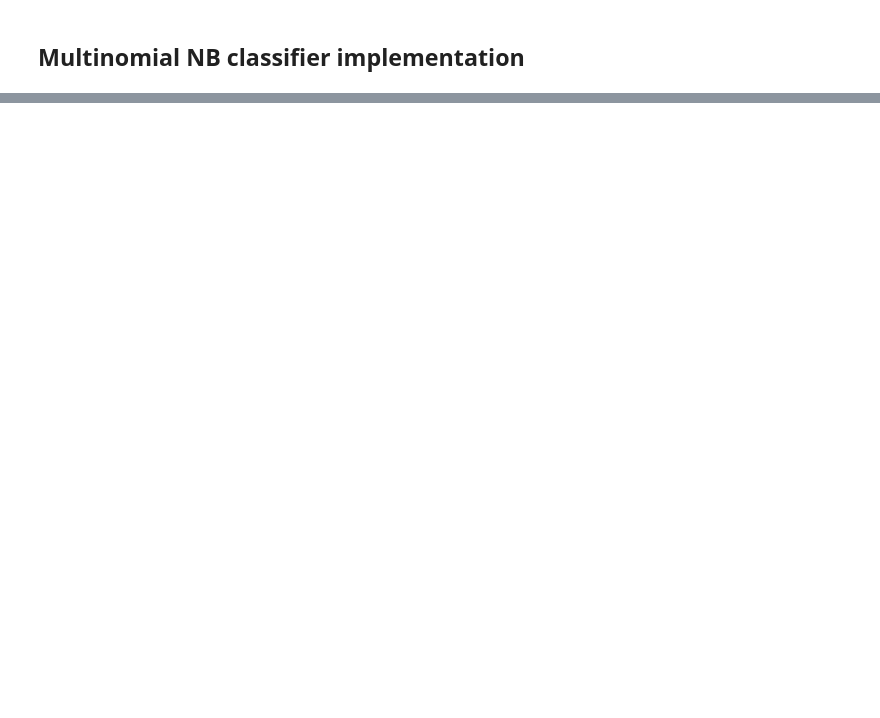
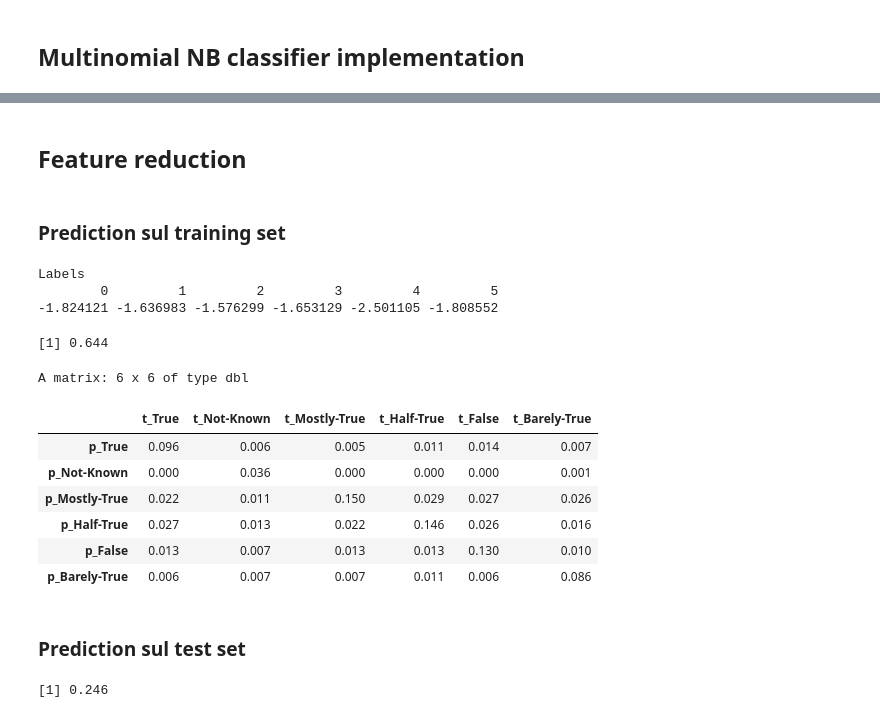
Before and after one commit to c0pp1/NaiveBayesMNC, a Jupyter notebook: project05.ipynb, the cells around one changed output, grey strips where cells are left out. Drawn from its saved outputs; the diff is of its cells as text; code cells hidden in the pictures; blank space fills up the shorter version.

Commit message:
feature reduction

```diff
--- a/project05.ipynb
+++ b/project05.ipynb
@@ -87,16 +211,19 @@ multinomNBC.fit <- function(documents, labels) {
 # %%
 multinomNBC.predict <- function(doc, log.prior, log.likelihood, voc){
 
-    text <- extract_vocabulary(doc, unique=FALSE)
+    text <- extract_alnum(doc, unique=FALSE)
     freq <- table(text)[voc]
     freq <- freq[!is.na(freq)]
     #print(freq)
     scores <- rep(0, length(log.prior))
-    names(scores) <- dimnames(log.prior)$labels
+    names(scores) <- dimnames(log.prior)$Labels
 
     for( l in names(scores)) {
         scores[l] <- log.prior[l] + sum(log.likelihood[[l]][dimnames(freq)$text] * freq)
     }
 
     return(names(scores)[which.max(scores)[[1]]])
+    # return(scores)
 }
+
+multinomNBC.predict <- Vectorize(multinomNBC.predict, vectorize.args='doc', USE.NAMES=FALSE)
@@ -103,5 +251,6 @@ multinomNBC.predict <- function(doc, log.prior, log.likelihood, voc){
 # %%
-nDoc <- 500
+nDoc <- dim(df)[1]
 
 results <- multinomNBC.fit(df[1:nDoc, 2], df[1:nDoc, 1])
+results$log.prior
 # %% [output]
@@ -241,0 +282,38 @@ Warning message in stri_split_regex(string, pattern, n = n, simplify = simplify,
+# %% [markdown]
+## Feature reduction
+# %% [markdown]
+### Prediction sul training set
+# %%
+nDoc <- dim(df)[1]
+results_red <- multinomNBC.fit(df[1:nDoc, 2], df[1:nDoc, 1], filter_n = 2)
+results_red$log.prior
+# %% [output]
+Labels
+        0         1         2         3         4         5
+-1.824121 -1.636983 -1.576299 -1.653129 -2.501105 -1.808552
+# %%
+pred_red <- Vectorize(multinomNBC.predict, vectorize.args='doc', USE.NAMES=FALSE)(df[1:1000, 2][[1]], results_red$log.prior, results_red$log.likelihood, results_red$vocabulary)
+accuracy(pred_red, df[1:1000, 1][[1]])
+# %% [output]
+[1] 0.644
+# %%
+confusion_matrix(pred_red, df[1:1000, 1][[1]])
+# %% [output]
+A matrix: 6 x 6 of type dbl
+|  | t_True | t_Not-Known | t_Mostly-True | t_Half-True | t_False | t_Barely-True |
+| p_True | 0.096 | 0.006 | 0.005 | 0.011 | 0.014 | 0.007 |
+| p_Not-Known | 0.000 | 0.036 | 0.000 | 0.000 | 0.000 | 0.001 |
+| p_Mostly-True | 0.022 | 0.011 | 0.150 | 0.029 | 0.027 | 0.026 |
+| p_Half-True | 0.027 | 0.013 | 0.022 | 0.146 | 0.026 | 0.016 |
+| p_False | 0.013 | 0.007 | 0.013 | 0.013 | 0.130 | 0.010 |
+| p_Barely-True | 0.006 | 0.007 | 0.007 | 0.011 | 0.006 | 0.086 |
+# %% [markdown]
+### Prediction sul test set
+# %%
+nDoc <- dim(df)[1]
+results_test <- multinomNBC.fit(df[1:(nDoc-500), 2], df[1:(nDoc-500), 1], filter_n = 5)
+
+pred_test <- Vectorize(multinomNBC.predict, vectorize.args='doc', USE.NAMES=FALSE)(df[(nDoc+1-500):nDoc, 2][[1]], results_test$log.prior, results_test$log.likelihood, results_test$vocabulary)
+accuracy(pred_test, df[(nDoc+1-500):nDoc, 1][[1]])
+# %% [output]
+[1] 0.246
```
Also changed, not shown: parts of 33 cells of this notebook.
